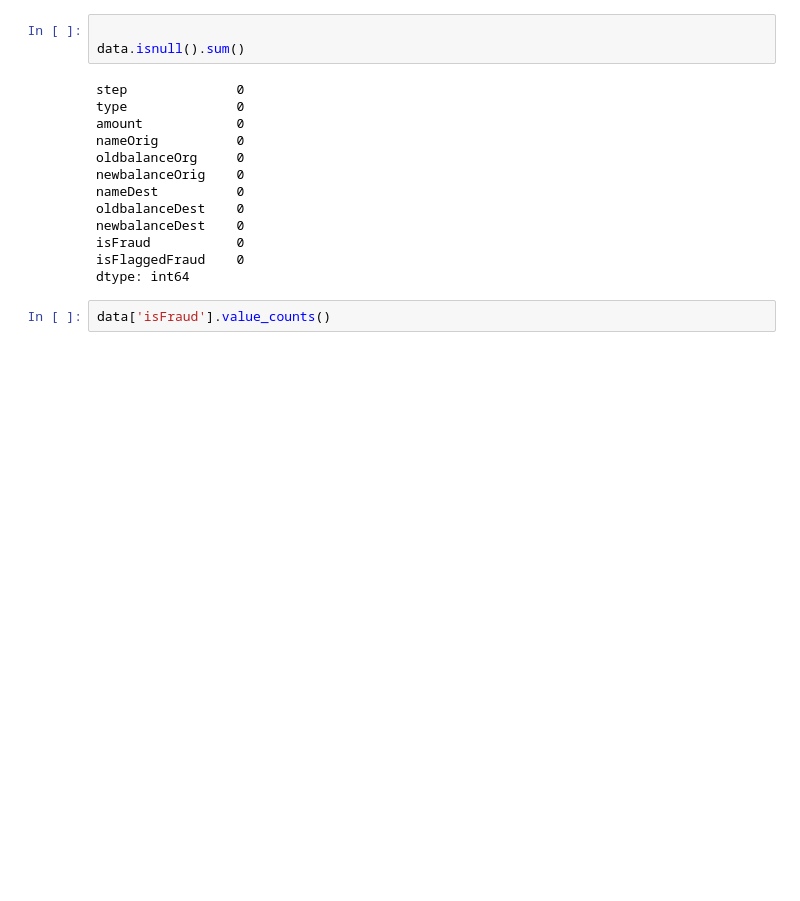
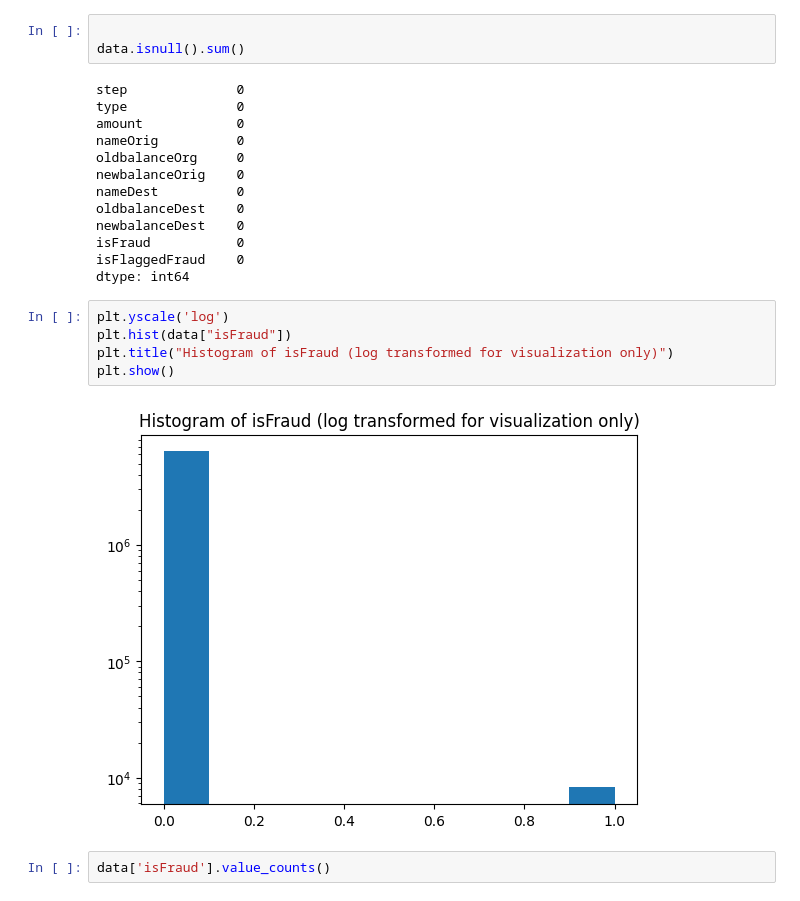
Before and after one commit to rtiwari6-stats/fraud-classifier, a Jupyter notebook: Online_Payments_Fraud_Detection.ipynb, the cells around one changed output. Drawn from its saved outputs; the diff is of its cells as text; blank space fills up the shorter version.

```diff
--- a/Online_Payments_Fraud_Detection.ipynb
+++ b/Online_Payments_Fraud_Detection.ipynb
@@ -46,6 +46,13 @@ newbalanceDest    0
 isFraud           0
 isFlaggedFraud    0
 dtype: int64
+# %%
+plt.yscale('log')
+plt.hist(data["isFraud"])
+plt.title("Histogram of isFraud (log transformed for visualization only)")
+plt.show()
+# %% [output]
+[figure, added]
 # %%
 data['isFraud'].value_counts()
 # %% [output]
```
Also changed, not shown: parts of 3 cells of this notebook.
